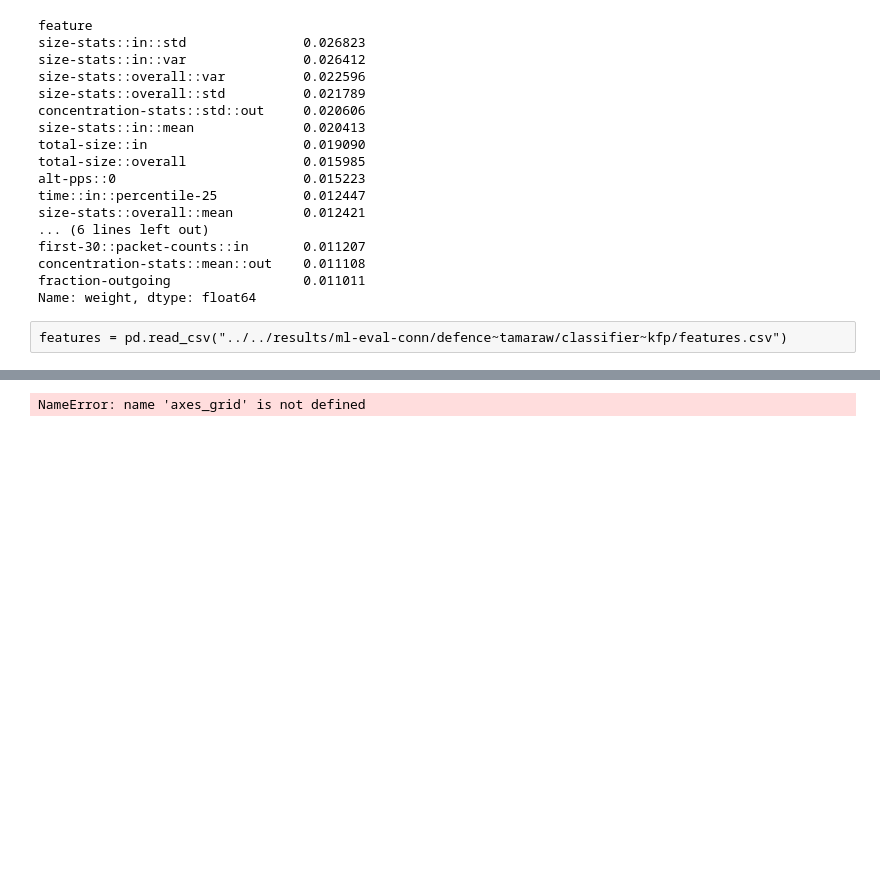
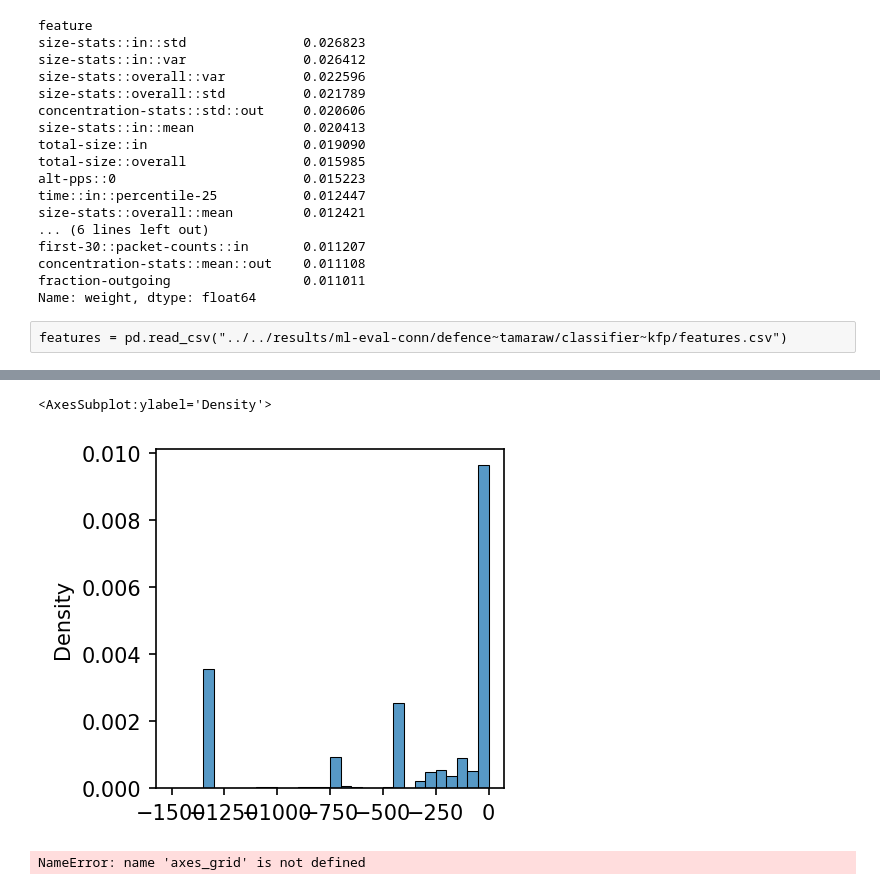
Before and after one commit to jpcsmith/qcsd-experiments, a Jupyter notebook: workflow/notebooks/Investigation.ipynb, the cells around one changed output, grey strips where cells are left out. Saved outputs shown, nothing was run; the diff lists cells and outputs as text; code cells hidden in the pictures; blank space fills up the shorter version.

```diff
--- a/workflow/notebooks/Investigation.ipynb
+++ b/workflow/notebooks/Investigation.ipynb
@@ -199,3 +109,12 @@ plot_hist(500, seed=1)
+# %%
+sizes = pd.read_csv("../../../neqo-qcd/inc-trace-3.csv", header=None, squeeze=True).to_numpy() * -1
+
+fig, ax = plt.subplots(1, 1, figsize=(3, 3), dpi=150, sharex=True, sharey=True)
+ax.set_xticks(list(range(0, -1600, -250)))
+sns.histplot(sizes, binrange=(-1500, 0), bins=30, ax=ax, stat="density")
+# %% [output]
+<AxesSubplot:ylabel='Density'>
+[figure, added]
 # %%
 def plot_hist2(excess, seed=0):
     with h5py.File(f"../../results/tamaraw-debug-10x50/msd-excess~{excess}/dataset.h5") as h5in:
```
Also changed, not shown: parts of 8 cells of this notebook, 13 other files.
